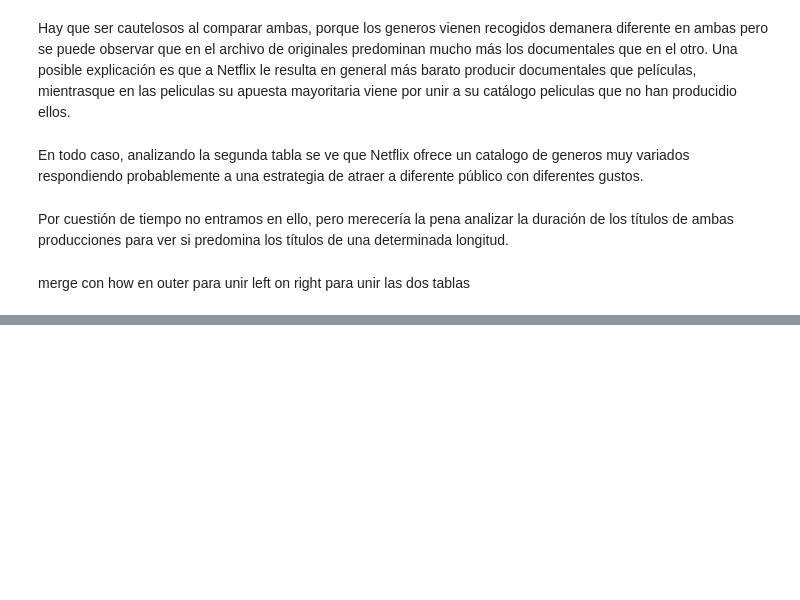
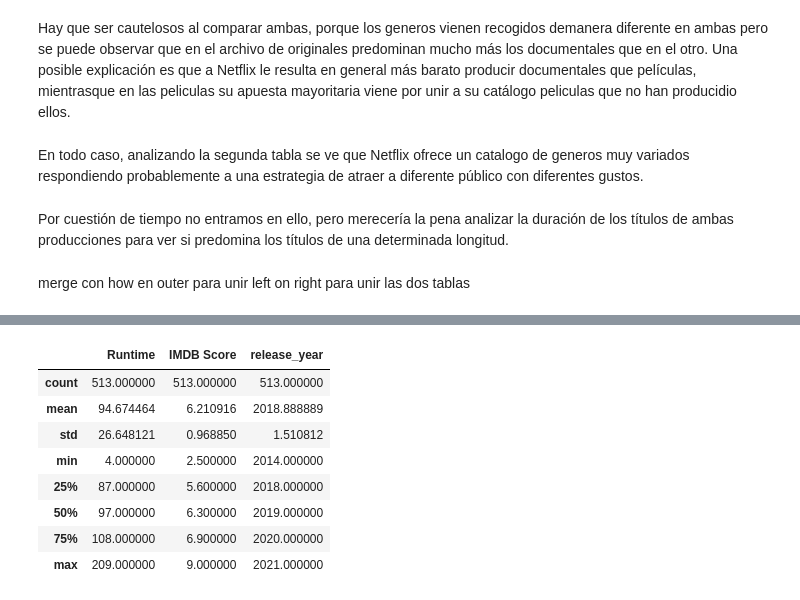
Before and after one commit to Rcm89/laboratorio-modulo2-leccion02-eda-union, a Jupyter notebook: laboratorio-modulo2-leccion02-eda-union.ipynb, the cells around one changed output, grey strips where cells are left out. Saved outputs shown, nothing was run; the diff lists cells and outputs as text; code cells hidden in the pictures; blank space fills up the shorter version.

```diff
--- a/laboratorio-modulo2-leccion02-eda-union.ipynb
+++ b/laboratorio-modulo2-leccion02-eda-union.ipynb
@@ -459,0 +467,12 @@ df1_modificado.merge(df2_modificado, left_on = "Title", right_on= "title", how="
+# %%
+df_merged.describe()
+# %% [output]
+|  | Runtime | IMDB Score | release_year |
+| count | 513.000000 | 513.000000 | 513.000000 |
+| mean | 94.674464 | 6.210916 | 2018.888889 |
+| std | 26.648121 | 0.968850 | 1.510812 |
+| min | 4.000000 | 2.500000 | 2014.000000 |
+| 25% | 87.000000 | 5.600000 | 2018.000000 |
+| 50% | 97.000000 | 6.300000 | 2019.000000 |
+| 75% | 108.000000 | 6.900000 | 2020.000000 |
+| max | 209.000000 | 9.000000 | 2021.000000 |
```
Also changed, not shown: parts of 5 cells of this notebook.
